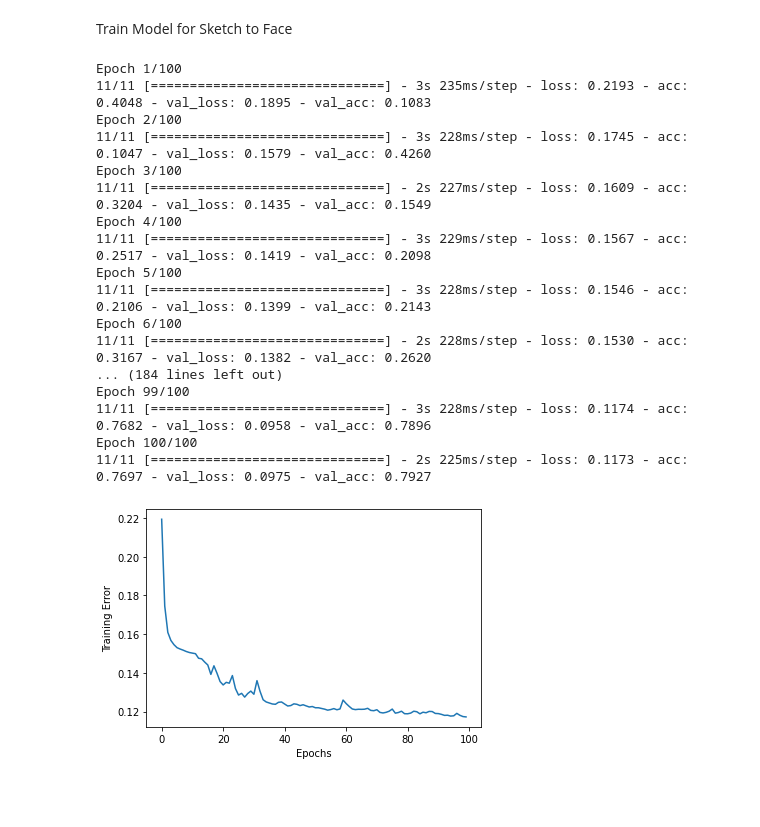
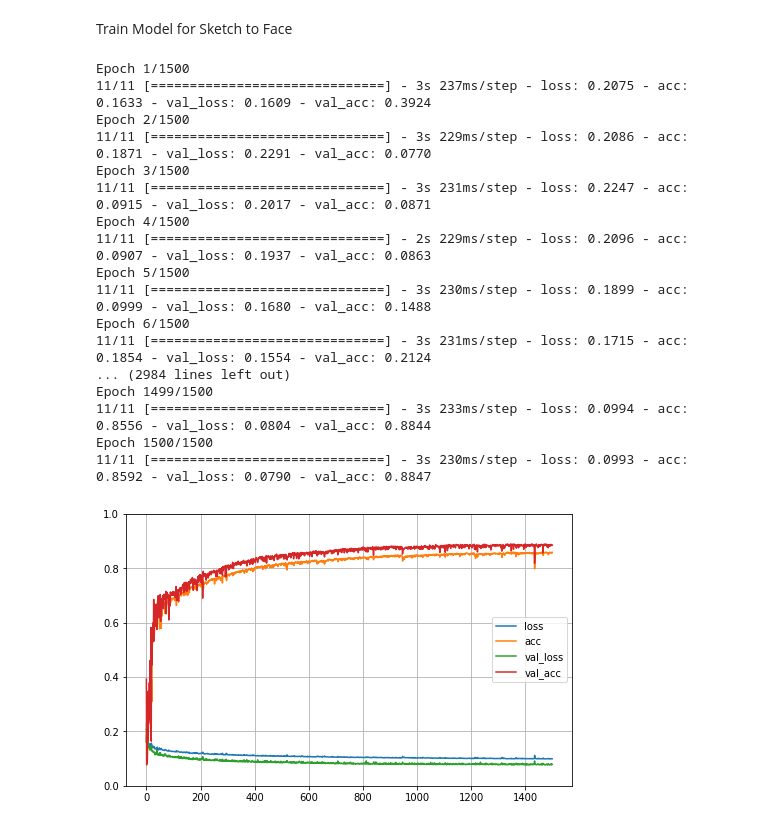
Before and after one commit to MithunKiniStar/AutoEncodersFaceSketch, a Jupyter notebook: Deep_Convolutional_autoencoder.ipynb, the cells around one changed output. Cells and saved outputs as stored; diff of their text form; code cells hidden in the pictures; blank space fills up the shorter version.

```diff
--- a/Deep_Convolutional_autoencoder.ipynb
+++ b/Deep_Convolutional_autoencoder.ipynb
@@ -184,14 +204,22 @@ train_image.shape
 #hist=autoencoder.fit(train_image, train_sketch_image, epochs = 5, verbose = 0)
 
 hist=autoencoder.fit(train_image, train_sketch_image,
-                epochs=100,
+                epochs=300,
                 batch_size=128,
                 shuffle=True,
                 validation_data=(test_image, test_sketch_image))
 
 
 
-plt.plot(hist.history["loss"]);
-plt.xlabel('Epochs');
-plt.ylabel('Training Error');
+# plt.plot(hist.history["loss"]);
+# plt.xlabel('Epochs');
+# plt.ylabel('Training Error');
+
+import pandas as pd
+import matplotlib.pyplot as plt
+
+pd.DataFrame(hist.history).plot(figsize=(8, 5))
+plt.grid(True)
+plt.gca().set_ylim(0, 1)
+plt.show()
 # %% [output]
@@ -250,41 +278,45 @@ Train Model for Sketch to Face
 # %%
 # Training for Sketch to Photo
 # Training
 from keras.callbacks import TensorBoard
 # Train the autoencoder model
 train_image.shape
 #hist=autoencoder.fit(train_image, train_sketch_image, epochs = 5, verbose = 0)
 
 hist=autoencoder.fit(train_sketch_image,train_image,
-                epochs=100,
+                epochs=1500,
                 batch_size=128,
                 shuffle=True,
                 validation_data=(test_sketch_image, test_image))
 
 
 
-plt.plot(hist.history["loss"]);
-plt.xlabel('Epochs');
-plt.ylabel('Training Error');
+# plt.plot(hist.history["loss"]);
+# plt.xlabel('Epochs');
+# plt.ylabel('Training Error');
+pd.DataFrame(hist.history).plot(figsize=(8, 5))
+plt.grid(True)
+plt.gca().set_ylim(0, 1)
+plt.show()
 # %% [output]
-Epoch 1/100
-11/11 [==============================] - 3s 235ms/step - loss: 0.2193 - acc: 0.4048 - val_loss: 0.1895 - val_acc: 0.1083
-Epoch 2/100
-11/11 [==============================] - 3s 228ms/step - loss: 0.1745 - acc: 0.1047 - val_loss: 0.1579 - val_acc: 0.4260
-Epoch 3/100
-11/11 [==============================] - 2s 227ms/step - loss: 0.1609 - acc: 0.3204 - val_loss: 0.1435 - val_acc: 0.1549
-Epoch 4/100
-11/11 [==============================] - 3s 229ms/step - loss: 0.1567 - acc: 0.2517 - val_loss: 0.1419 - val_acc: 0.2098
-Epoch 5/100
-11/11 [==============================] - 3s 228ms/step - loss: 0.1546 - acc: 0.2106 - val_loss: 0.1399 - val_acc: 0.2143
-Epoch 6/100
-11/11 [==============================] - 2s 228ms/step - loss: 0.1530 - acc: 0.3167 - val_loss: 0.1382 - val_acc: 0.2620
-... (184 lines left out)
-Epoch 99/100
-11/11 [==============================] - 3s 228ms/step - loss: 0.1174 - acc: 0.7682 - val_loss: 0.0958 - val_acc: 0.7896
-Epoch 100/100
-11/11 [==============================] - 2s 225ms/step - loss: 0.1173 - acc: 0.7697 - val_loss: 0.0975 - val_acc: 0.7927
+Epoch 1/1500
+11/11 [==============================] - 3s 237ms/step - loss: 0.2075 - acc: 0.1633 - val_loss: 0.1609 - val_acc: 0.3924
+Epoch 2/1500
+11/11 [==============================] - 3s 229ms/step - loss: 0.2086 - acc: 0.1871 - val_loss: 0.2291 - val_acc: 0.0770
+Epoch 3/1500
+11/11 [==============================] - 3s 231ms/step - loss: 0.2247 - acc: 0.0915 - val_loss: 0.2017 - val_acc: 0.0871
+Epoch 4/1500
+11/11 [==============================] - 2s 229ms/step - loss: 0.2096 - acc: 0.0907 - val_loss: 0.1937 - val_acc: 0.0863
+Epoch 5/1500
+11/11 [==============================] - 3s 230ms/step - loss: 0.1899 - acc: 0.0999 - val_loss: 0.1680 - val_acc: 0.1488
+Epoch 6/1500
+11/11 [==============================] - 3s 231ms/step - loss: 0.1715 - acc: 0.1854 - val_loss: 0.1554 - val_acc: 0.2124
+... (2984 lines left out)
+Epoch 1499/1500
+11/11 [==============================] - 3s 233ms/step - loss: 0.0994 - acc: 0.8556 - val_loss: 0.0804 - val_acc: 0.8844
+Epoch 1500/1500
+11/11 [==============================] - 3s 230ms/step - loss: 0.0993 - acc: 0.8592 - val_loss: 0.0790 - val_acc: 0.8847
-[figure, old version]
+[figure, new version]
 # %%
 decoded_imgs = autoencoder.predict(test_sketch_image)
 
```
Also changed, not shown: parts of 5 cells of this notebook.
